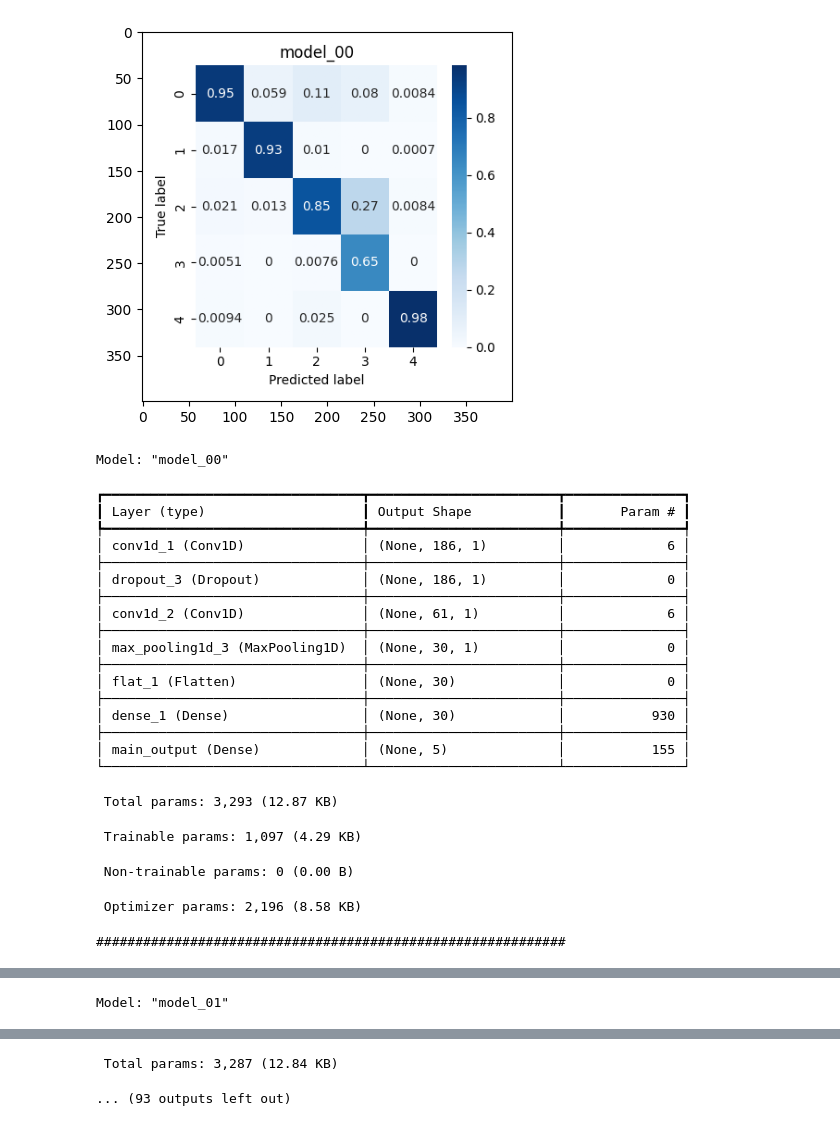
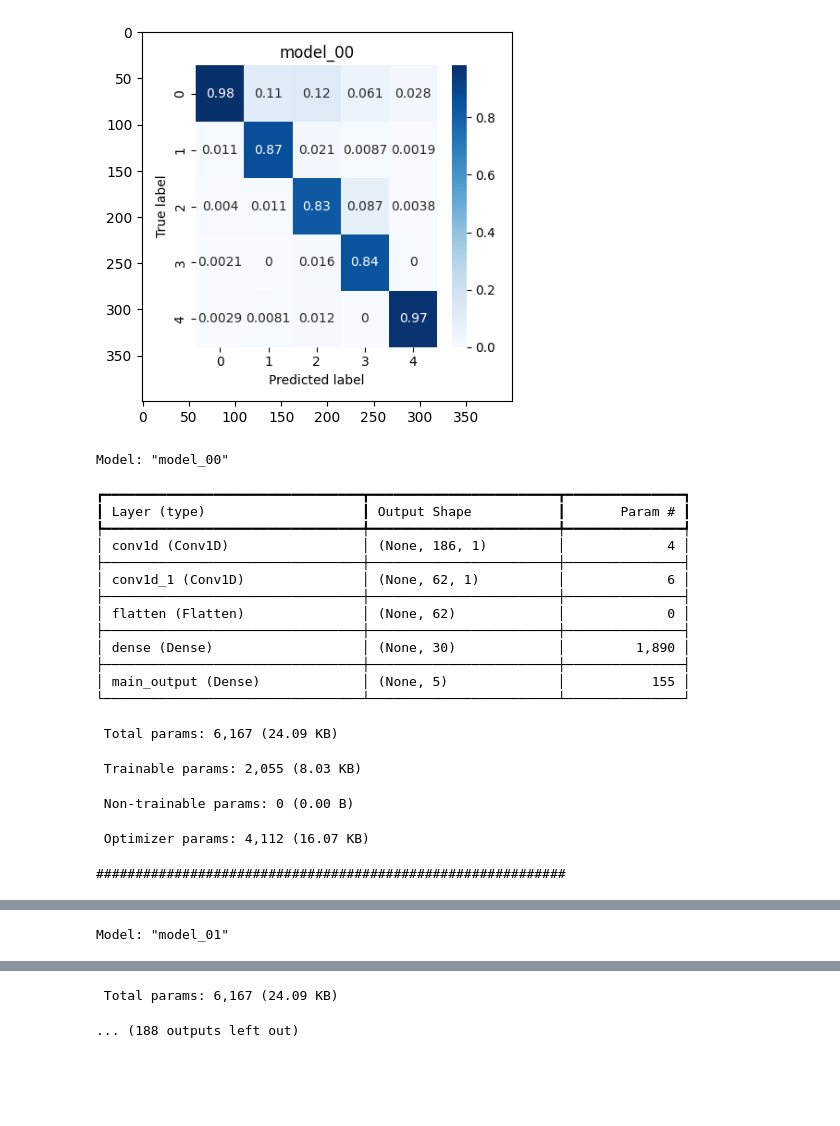
Before and after one commit to UToppino/thesis-project, a Jupyter notebook: script_model_explore.ipynb, the cells around one changed output, grey strips where cells are left out. Saved outputs shown, nothing was run; the diff lists cells and outputs as text; code cells hidden in the pictures; blank space fills up the shorter version.

```diff
--- a/script_model_explore.ipynb
+++ b/script_model_explore.ipynb
@@ -25,40 +25,40 @@ import warnings
 import os
 # %%
 model_num = 0
-model_path = 'models/model_' + f"{model_num:02}" + '.keras'
-image_path = 'logs/fit/model_' + f"{model_num:02}" + '/model_' + f"{model_num:02}" + '.png'
+model_path = 'models/cnn/model_' + f"{model_num:02}" + '.keras'
+image_path = 'logs/cnn/model_' + f"{model_num:02}" + '.png'
+#model_path = 'models/model_' + f"{model_num:02}" + '.keras'
+#image_path = 'logs/fit/model_' + f"{model_num:02}" + '/model_' + f"{model_num:02}" + '.png'
 while os.path.exists(model_path):
     img = mpimg.imread(image_path)
     imgplot = plt.imshow(img)
     plt.show()
     mymodel = keras.models.load_model(model_path)
     mymodel.summary()
     print('############################################################')
     model_num += 1
-    model_path = 'models/model_' + f"{model_num:02}" + '.keras'
-    image_path = 'logs/fit/model_' + f"{model_num:02}" + '/model_' + f"{model_num:02}" + '.png'
+    model_path = 'models/cnn/model_' + f"{model_num:02}" + '.keras'
+    image_path = 'logs/cnn/model_' + f"{model_num:02}" + '.png'
+    #model_path = 'models/model_' + f"{model_num:02}" + '.keras'
+    #image_path = 'logs/fit/model_' + f"{model_num:02}" + '/model_' + f"{model_num:02}" + '.png'
 # %% [output]
-[figure, old version]
+[figure, new version]
 Model: "model_00"
 ┏━━━━━━━━━━━━━━━━━━━━━━━━━━━━━━━━━┳━━━━━━━━━━━━━━━━━━━━━━━━┳━━━━━━━━━━━━━━━┓
 ┃ Layer (type)                    ┃ Output Shape           ┃       Param # ┃
 ┡━━━━━━━━━━━━━━━━━━━━━━━━━━━━━━━━━╇━━━━━━━━━━━━━━━━━━━━━━━━╇━━━━━━━━━━━━━━━┩
-│ conv1d_1 (Conv1D)               │ (None, 186, 1)         │             6 │
+│ conv1d (Conv1D)                 │ (None, 186, 1)         │             4 │
 ├─────────────────────────────────┼────────────────────────┼───────────────┤
-│ dropout_3 (Dropout)             │ (None, 186, 1)         │             0 │
+│ conv1d_1 (Conv1D)               │ (None, 62, 1)          │             6 │
 ├─────────────────────────────────┼────────────────────────┼───────────────┤
-│ conv1d_2 (Conv1D)               │ (None, 61, 1)          │             6 │
+│ flatten (Flatten)               │ (None, 62)             │             0 │
 ├─────────────────────────────────┼────────────────────────┼───────────────┤
-│ max_pooling1d_3 (MaxPooling1D)  │ (None, 30, 1)          │             0 │
-├─────────────────────────────────┼────────────────────────┼───────────────┤
-│ flat_1 (Flatten)                │ (None, 30)             │             0 │
-├─────────────────────────────────┼────────────────────────┼───────────────┤
-│ dense_1 (Dense)                 │ (None, 30)             │           930 │
+│ dense (Dense)                   │ (None, 30)             │         1,890 │
 ├─────────────────────────────────┼────────────────────────┼───────────────┤
 │ main_output (Dense)             │ (None, 5)              │           155 │
 └─────────────────────────────────┴────────────────────────┴───────────────┘
- Total params: 3,293 (12.87 KB)
+ Total params: 6,167 (24.09 KB)
- Trainable params: 1,097 (4.29 KB)
+ Trainable params: 2,055 (8.03 KB)
  Non-trainable params: 0 (0.00 B)
- Optimizer params: 2,196 (8.58 KB)
+ Optimizer params: 4,112 (16.07 KB)
 ############################################################
@@ -81,5 +77,5 @@ Model: "model_01"
 ├─────────────────────────────────┼────────────────────────┼───────────────┤
 │ main_output (Dense)             │ (None, 5)              │           155 │
 └─────────────────────────────────┴────────────────────────┴───────────────┘
- Total params: 3,287 (12.84 KB)
+ Total params: 6,167 (24.09 KB)
-... (93 outputs left out)
+... (188 outputs left out)
```
Also changed, not shown: parts of 1 cell of this notebook, 55 other files.
